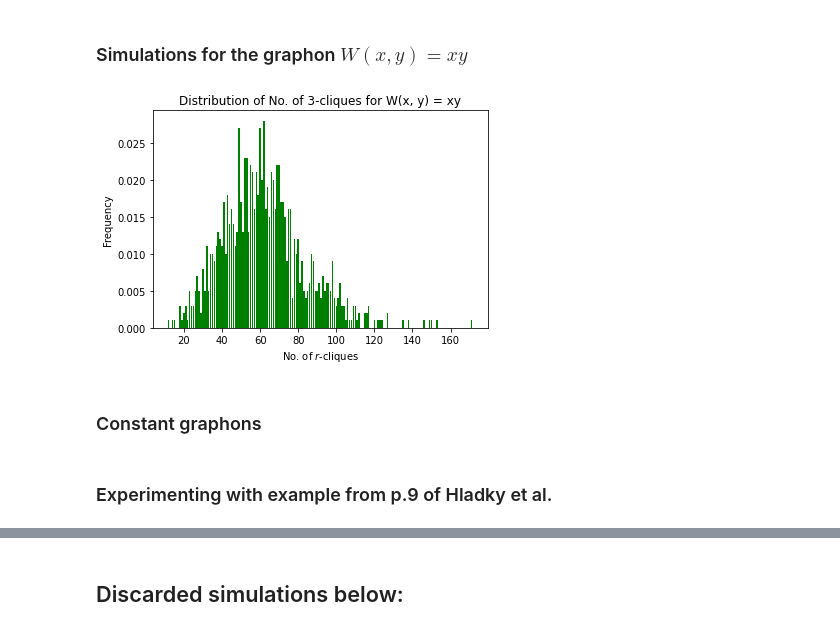
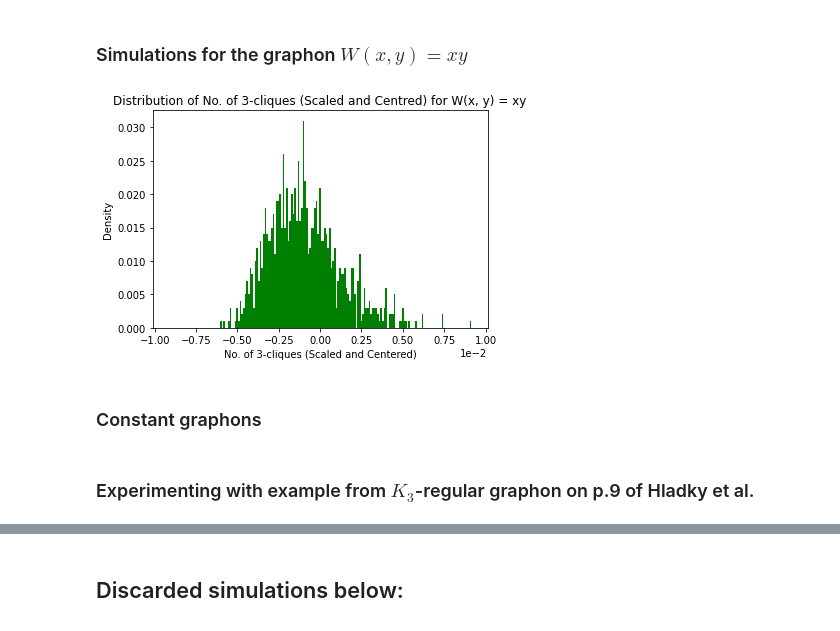
Before and after one commit to ngernest/URPS_Spring_2022, a Jupyter notebook: URPS_Simulations_(fixed).ipynb, the cells around one changed output, grey strips where cells are left out. Saved outputs shown, nothing was run; the diff lists cells and outputs as text; code cells hidden in the pictures.

```diff
--- a/URPS_Simulations_(fixed).ipynb
+++ b/URPS_Simulations_(fixed).ipynb
@@ -56,7 +46,7 @@ def check_symmetric(a, rtol=1e-08, atol=1e-08):
 # https://stackoverflow.com/questions/10806790/generating-symmetric-matrices-in-numpy
 
 
-def simulate_graphon(n, r, num_iterations, W, graphon_name, has_constant_clique_count = False):
+def simulate_graphon(n, r, num_iterations, W, graphon_name, has_constant_clique_count = False, is_normal = False):
   clique_counts = defaultdict(int)
 
   for i in range(num_iterations):
@@ -91,26 +81,55 @@ def simulate_graphon(n, r, num_iterations, W, graphon_name, has_constant_clique_
   # Compute frequencies
   clique_frequencies = np.array(list(clique_counts.values())) / num_iterations
 
+  mean_clique_count = np.mean(list(clique_counts.keys()))
 
-  # sns.displot(x=clique_counts.keys(), y = clique_frequencies, kde=True)
+  transformed_clique_count = (list(clique_counts.keys()) - mean_clique_count) / (n ** (r - 1))
 
-  plt.bar(list(clique_counts.keys()), clique_frequencies, color='g')
+  transformed_clique_count = np.array(transformed_clique_count)
+
+  # sns.set_style('whitegrid')
+  # plot = sns.kdeplot(x=np.array(transformed_clique_count), y = clique_frequencies, bw=0.5)
   if has_constant_clique_count:
+    plt.bar(list(clique_counts.keys()), clique_frequencies, color='g', width=0.0005)
     plt.xticks(list(clique_counts.keys()))
-  plt.xlabel("No. of $r$-cliques")
-  plt.ylabel("Frequency")
-  plt.title(f"Distribution of No. of {r}-cliques for {graphon_name}")
-  plt.savefig(f"{graphon_name}, n = {n}, r = {r}.png", bbox_inches='tight', dpi=144)
+    plt.title(f"Distribution of No. of {r}-cliques for {graphon_name}")
+    plt.xlabel(f"No. of {r}-Cliques")
+  else:
+    plt.bar(transformed_clique_count, clique_frequencies, color='g', width=0.0005)
+    # Display x-axis labels using scientific notation
+    plt.ticklabel_format(style='sci', axis='x', scilimits=(0,0))
+    plt.title(f"Distribution of No. of {r}-cliques (Scaled and Centred) for {graphon_name}")
+    plt.xlabel(f"No. of {r}-cliques (Scaled and Centered)")
+
+    ax = plt.gca()
+
+    plt.xlim(-1*1e-2, 1*1e-2)
+
+    # recompute the ax.dataLim
+    # ax.relim()
+    # update ax.viewLim using the new dataLim
+    # ax.autoscale()
+
+  plt.ylabel("Density")
+
+  # Three sigma limit for displaying normal distributions
+  if is_normal:
+    mu = np.mean(transformed_clique_count)
+    sigma = np.std(transformed_clique_count)
+    plt.xlim(mu - 3 * sigma, mu + 3 * sigma)
+
+  plt.savefig(f"{graphon_name}, n = {n}, r = {r}, {num_iterations} iterations.png", bbox_inches='tight', dpi=144)
 # %% [markdown]
 ### Simulations for the graphon $W(x, y) = xy$
 # %%
+# NB: This cell takes 49 seconds to run
 n = 100
 r = 3
 num_iterations = 1000
 W = lambda x, y: x * y
-simulate_graphon(n, r, num_iterations, W, "W(x, y) = xy", False)
+simulate_graphon(n, r, num_iterations, W, "W(x, y) = xy", has_constant_clique_count = False, is_normal = True)
 # %% [output]
-[figure, old version]
+[figure, new version]
 # %% [markdown]
 ### Constant graphons
 # %%
@@ -128,3 +147,3 @@ simulate_graphon(n, r, num_iterations, W, "$W(x, y) = 1$ if $x$ ≠ $y$ else $0$
 # %% [markdown]
-### Experimenting with example from p.9 of Hladky et al.
+### Experimenting with example from $K_3$-regular graphon on p.9 of Hladky et al.
 # %%
```
Also changed, not shown: parts of 4 cells of this notebook.
